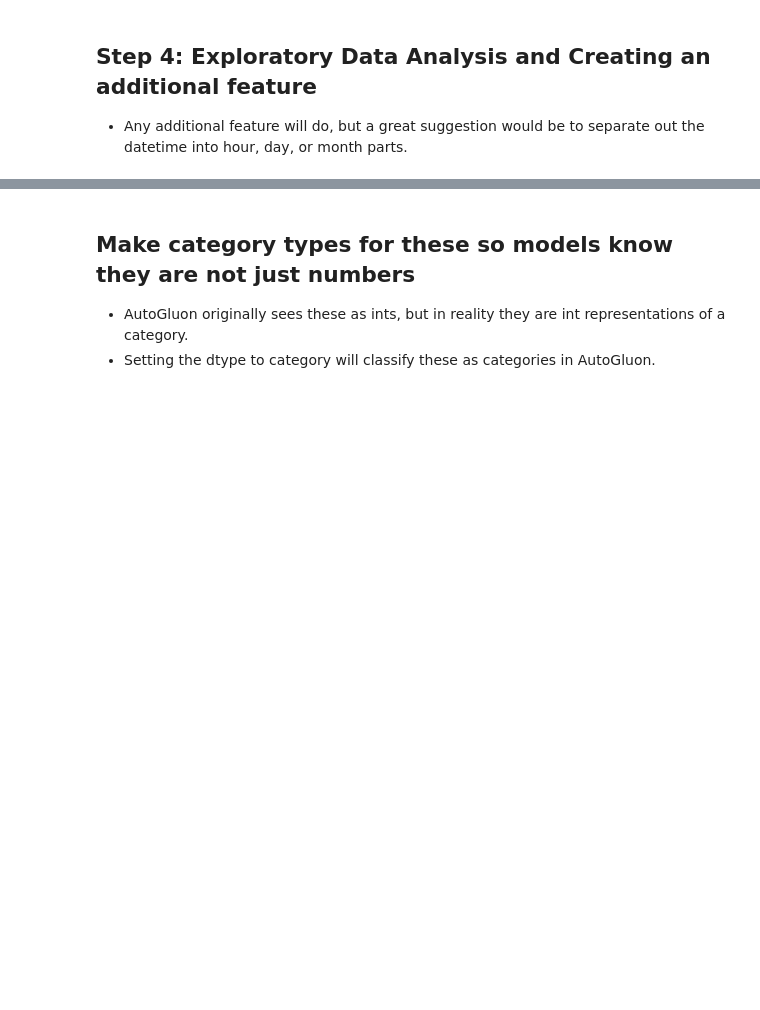
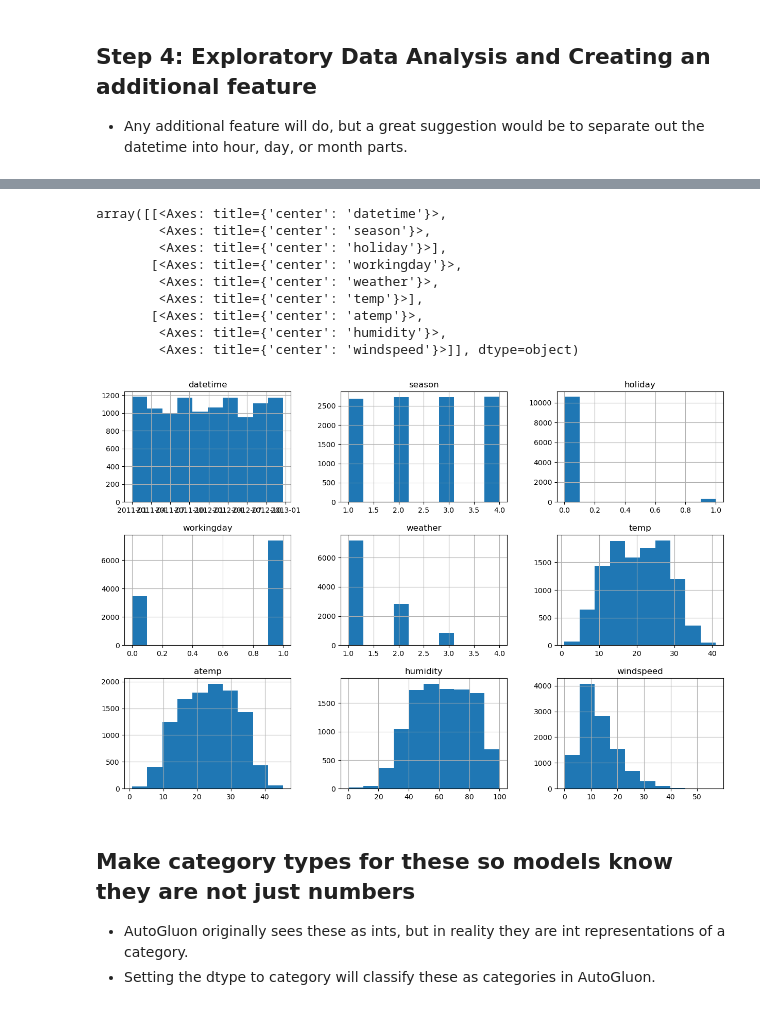
Before and after one commit to enhatem/aws-ml-engineer-nanodegree, a Jupyter notebook: project-1-bike-sharing-demand/project-template.ipynb, the cells around one changed output, grey strips where cells are left out. Saved outputs shown, nothing was run; the diff lists cells and outputs as text; code cells hidden in the pictures; blank space fills up the shorter version.

```diff
--- a/project-1-bike-sharing-demand/project-template.ipynb
+++ b/project-1-bike-sharing-demand/project-template.ipynb
@@ -109,5 +135,6 @@ from autogluon.tabular import TabularPredictor
 # %%
 # Create the train dataset in pandas by reading the csv
 # Set the parsing of the datetime column so you can use some of the `dt` features in pandas later
-train = ?
+train = pd.read_csv("train.csv")
+train["datetime"] = pd.to_datetime(train["datetime"])
 train.head()
@@ -168,3 +316,9 @@ submission.to_csv("submission.csv", index=False)
 # %% [markdown]
 ## Step 4: Exploratory Data Analysis and Creating an additional feature
 * Any additional feature will do, but a great suggestion would be to separate out the datetime into hour, day, or month parts.
+# %%
+features = [
+    col for col in train.columns
+    if col not in ["casual", "registered", "count"]
+]
+features
@@ -171,3 +335,14 @@ submission.to_csv("submission.csv", index=False)
 # %%
 # Create a histogram of all features to show the distribution of each one relative to the data. This is part of the exploritory data analysis
-train.?
+train[features].hist(figsize=(15, 10))
+# %% [output]
+array([[<Axes: title={'center': 'datetime'}>,
+        <Axes: title={'center': 'season'}>,
+        <Axes: title={'center': 'holiday'}>],
+       [<Axes: title={'center': 'workingday'}>,
+        <Axes: title={'center': 'weather'}>,
+        <Axes: title={'center': 'temp'}>],
+       [<Axes: title={'center': 'atemp'}>,
+        <Axes: title={'center': 'humidity'}>,
+        <Axes: title={'center': 'windspeed'}>]], dtype=object)
+[figure, added]
```
Also changed, not shown: parts of 57 cells of this notebook, 4 other files.
